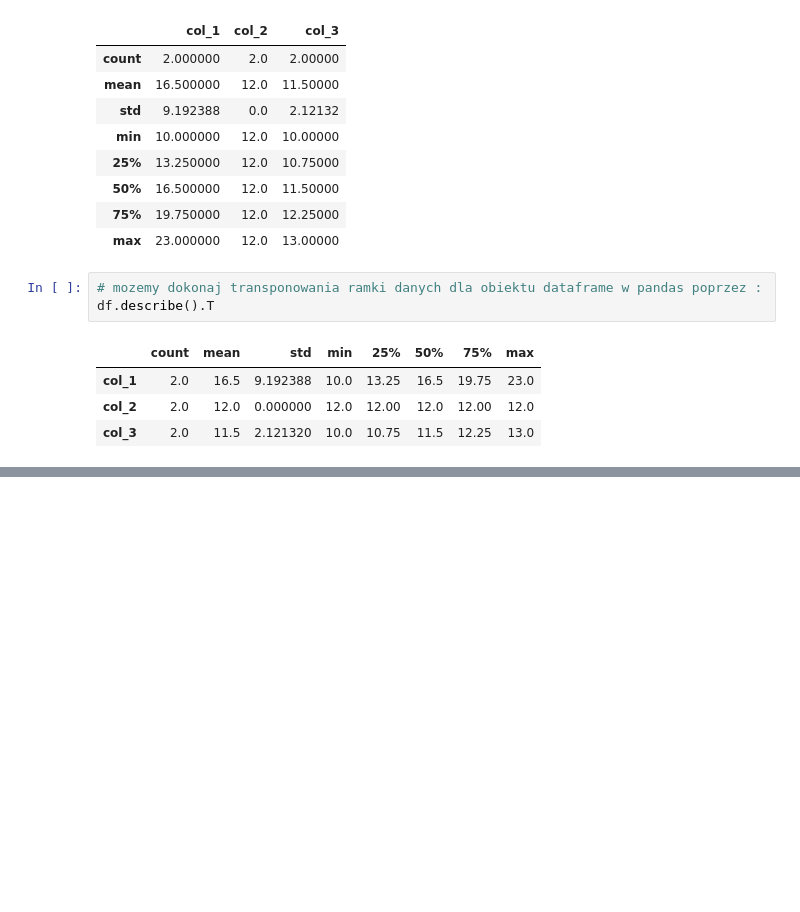
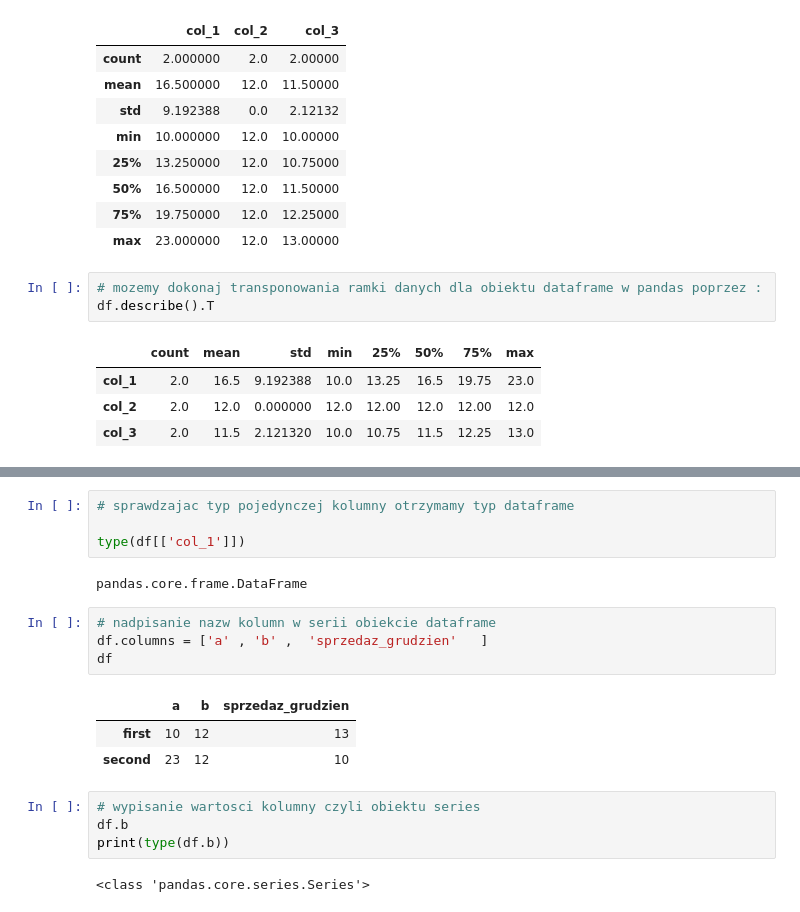
Before and after one commit to Kornel1156/Data-Science, a Jupyter notebook: 2_Pandas_Analiza_Danych/01_biblioteka_pandas_ipynb.ipynb, the cells around one changed output, grey strips where cells are left out. Saved outputs shown, nothing was run; the diff lists cells and outputs as text; blank space fills up the shorter version.

```diff
--- a/2_Pandas_Analiza_Danych/01_biblioteka_pandas_ipynb.ipynb
+++ b/2_Pandas_Analiza_Danych/01_biblioteka_pandas_ipynb.ipynb
@@ -438,0 +477,20 @@ df.describe().T
+# %%
+# sprawdzajac typ pojedynczej kolumny otrzymamy typ dataframe
+
+type(df[['col_1']])
+# %% [output]
+pandas.core.frame.DataFrame
+# %%
+# nadpisanie nazw kolumn w serii obiekcie dataframe
+df.columns = ['a' , 'b' ,  'sprzedaz_grudzien'   ]
+df
+# %% [output]
+|  | a | b | sprzedaz_grudzien |
+| first | 10 | 12 | 13 |
+| second | 23 | 12 | 10 |
+# %%
+# wypisanie wartosci kolumny czyli obiektu series
+df.b
+print(type(df.b))
+# %% [output]
+<class 'pandas.core.series.Series'>
```
Also changed, not shown: parts of 18 cells of this notebook.
